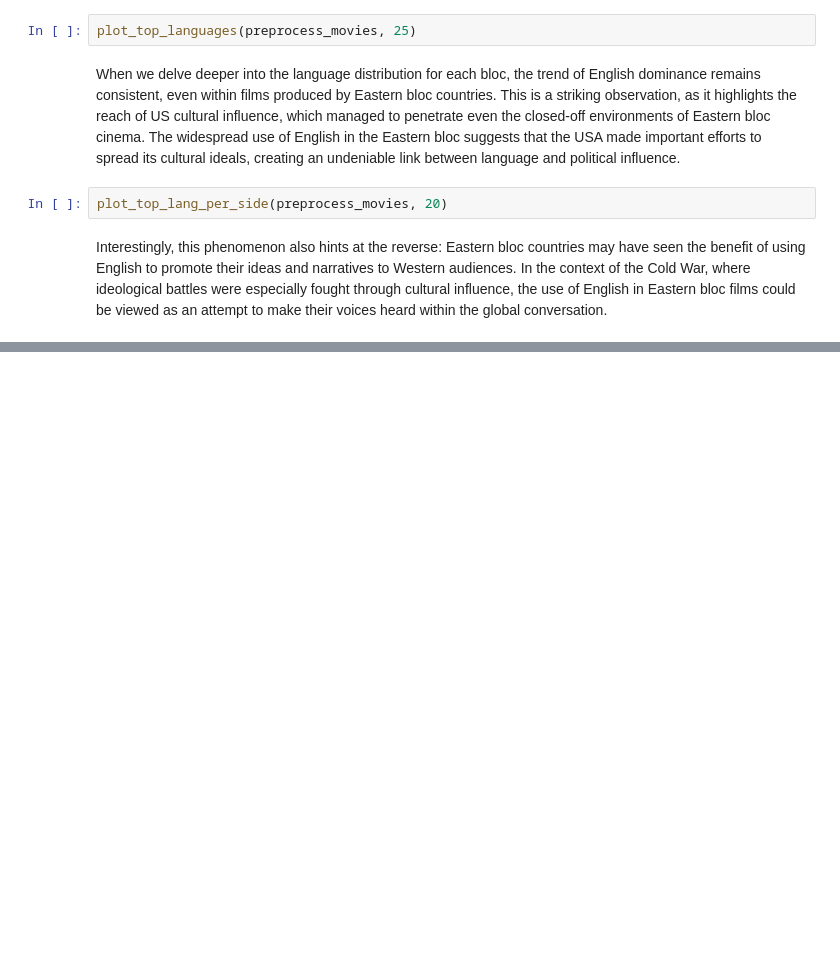
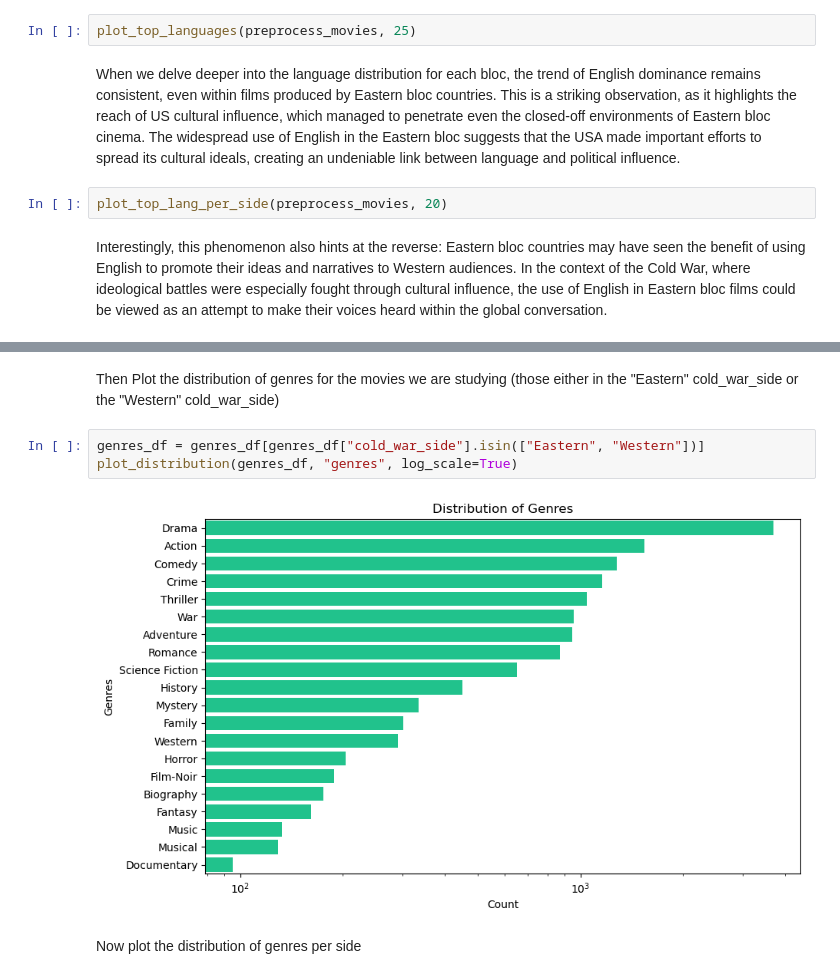
Before and after one commit to epfl-ada/ada-2024-project-datamigos, a Jupyter notebook: results.ipynb, the cells around one changed output, grey strips where cells are left out. Cells and saved outputs as stored; diff of their text form; blank space fills up the shorter version.

```diff
--- a/results.ipynb
+++ b/results.ipynb
@@ -204,0 +217,9 @@ Interestingly, this phenomenon also hints at the reverse: Eastern bloc countries
+# %% [markdown]
+Then Plot the distribution of genres for the movies we are studying (those either in the "Eastern" cold_war_side or the "Western" cold_war_side)
+# %%
+genres_df = genres_df[genres_df["cold_war_side"].isin(["Eastern", "Western"])]
+plot_distribution(genres_df, "genres", log_scale=True)
+# %% [output]
+[figure, added]
+# %% [markdown]
+Now plot the distribution of genres per side
```
Also changed, not shown: parts of 31 cells of this notebook, 10 other files.
